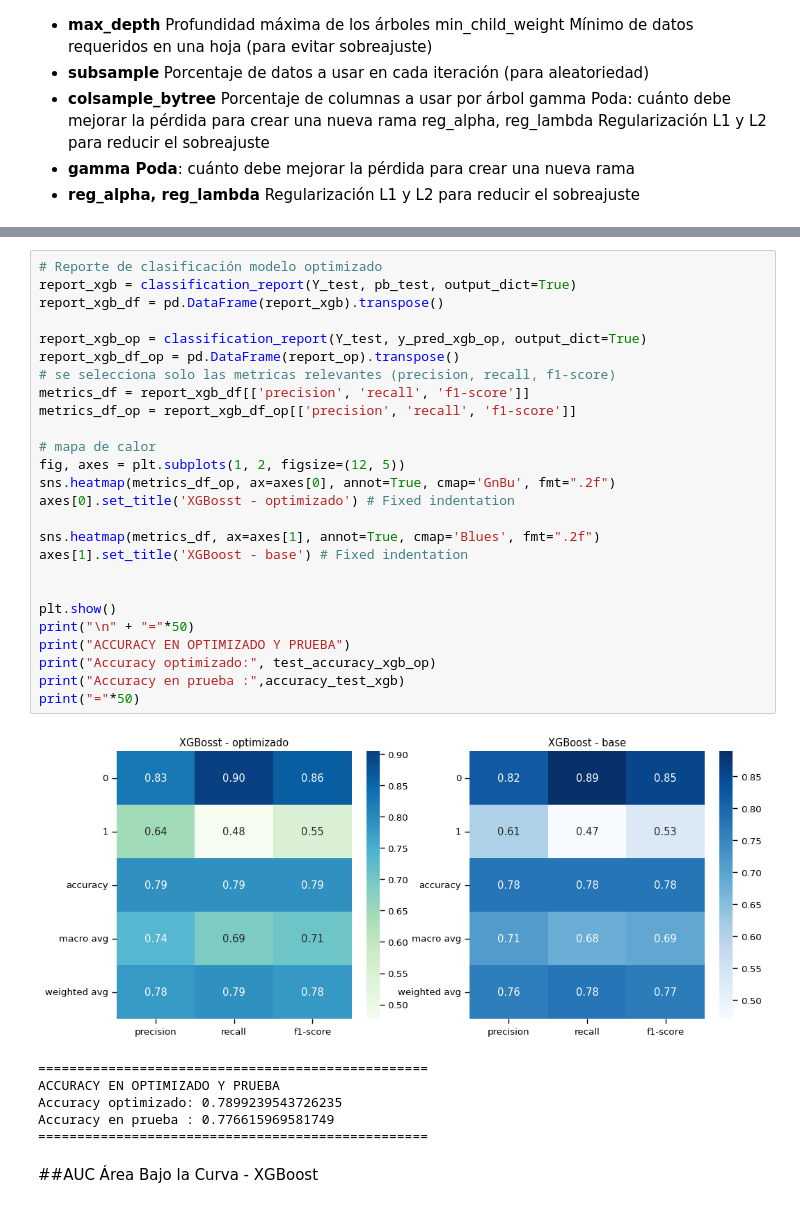
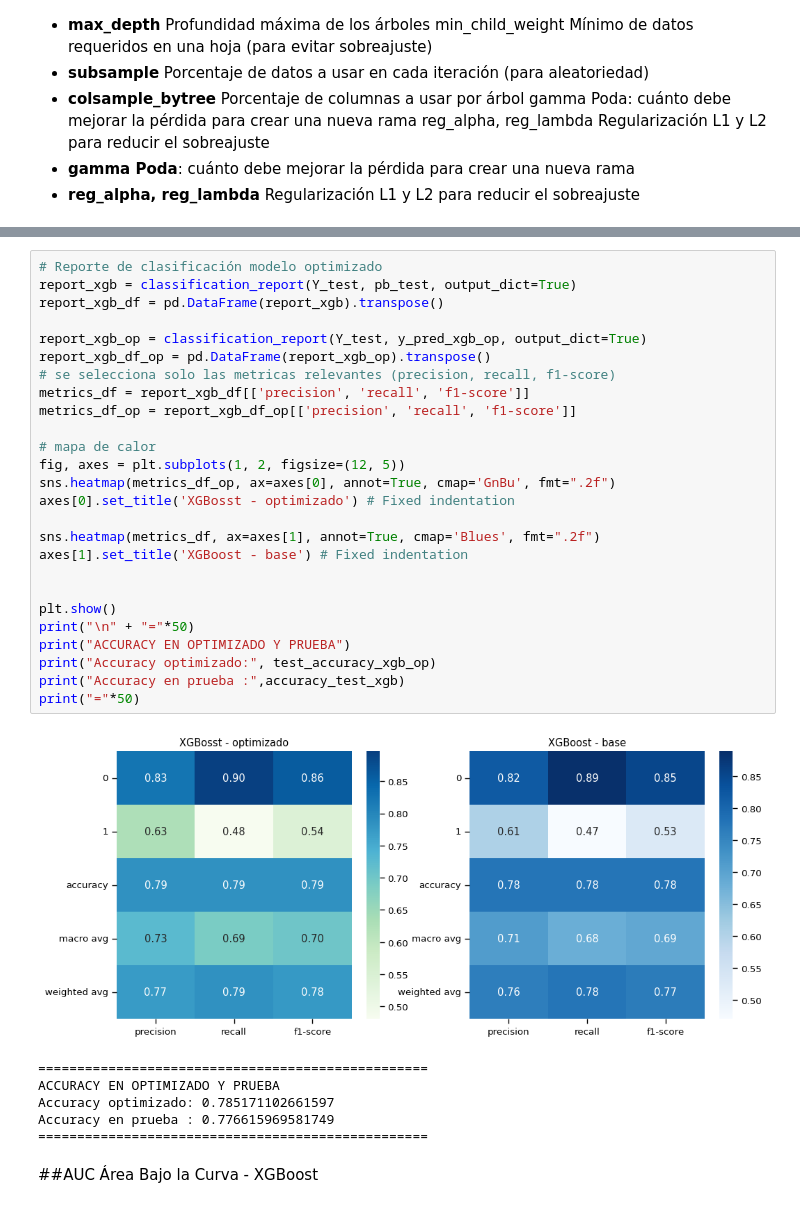
Before and after one commit to alexlisker/churn, a Jupyter notebook: alisker_churn.ipynb, the cells around one changed output, grey strips where cells are left out. Saved outputs shown, nothing was run; the diff lists cells and outputs as text.

```diff
--- a/alisker_churn.ipynb
+++ b/alisker_churn.ipynb
@@ -1862,34 +1862,34 @@ weighted avg       0.78      0.79      0.78      1052
 # %%
 # Reporte de clasificación modelo optimizado
 report_xgb = classification_report(Y_test, pb_test, output_dict=True)
 report_xgb_df = pd.DataFrame(report_xgb).transpose()
 
 report_xgb_op = classification_report(Y_test, y_pred_xgb_op, output_dict=True)
-report_xgb_df_op = pd.DataFrame(report_op).transpose()
+report_xgb_df_op = pd.DataFrame(report_xgb_op).transpose()
 # se selecciona solo las metricas relevantes (precision, recall, f1-score)
 metrics_df = report_xgb_df[['precision', 'recall', 'f1-score']]
 metrics_df_op = report_xgb_df_op[['precision', 'recall', 'f1-score']]
 
 # mapa de calor
 fig, axes = plt.subplots(1, 2, figsize=(12, 5))
 sns.heatmap(metrics_df_op, ax=axes[0], annot=True, cmap='GnBu', fmt=".2f")
 axes[0].set_title('XGBosst - optimizado') # Fixed indentation
 
 sns.heatmap(metrics_df, ax=axes[1], annot=True, cmap='Blues', fmt=".2f")
 axes[1].set_title('XGBoost - base') # Fixed indentation
 
 
 plt.show()
 print("\n" + "="*50)
 print("ACCURACY EN OPTIMIZADO Y PRUEBA")
 print("Accuracy optimizado:", test_accuracy_xgb_op)
 print("Accuracy en prueba :",accuracy_test_xgb)
 print("="*50)
 # %% [output]
-[figure, old version]
+[figure, new version]
 ==================================================
 ACCURACY EN OPTIMIZADO Y PRUEBA
-Accuracy optimizado: 0.7899239543726235
+Accuracy optimizado: 0.785171102661597
 Accuracy en prueba : 0.776615969581749
 ==================================================
 # %% [markdown]
```
Also changed, not shown: parts of 12 cells of this notebook.
